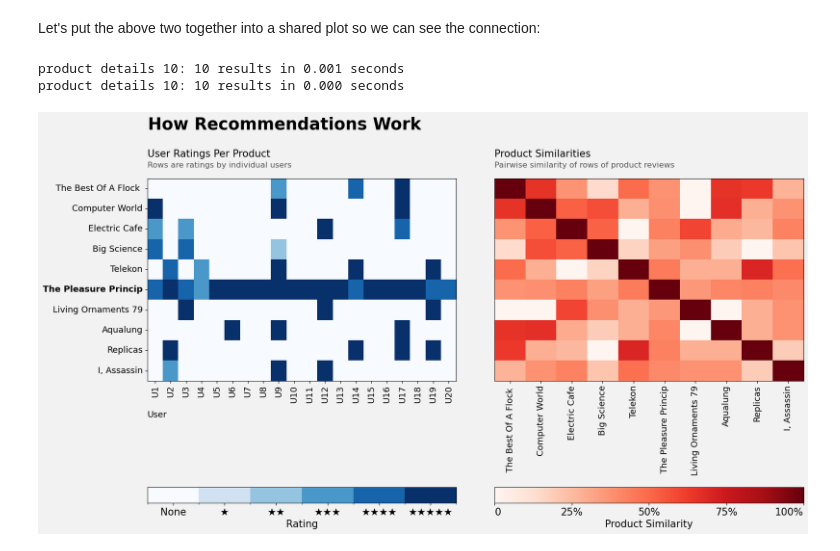
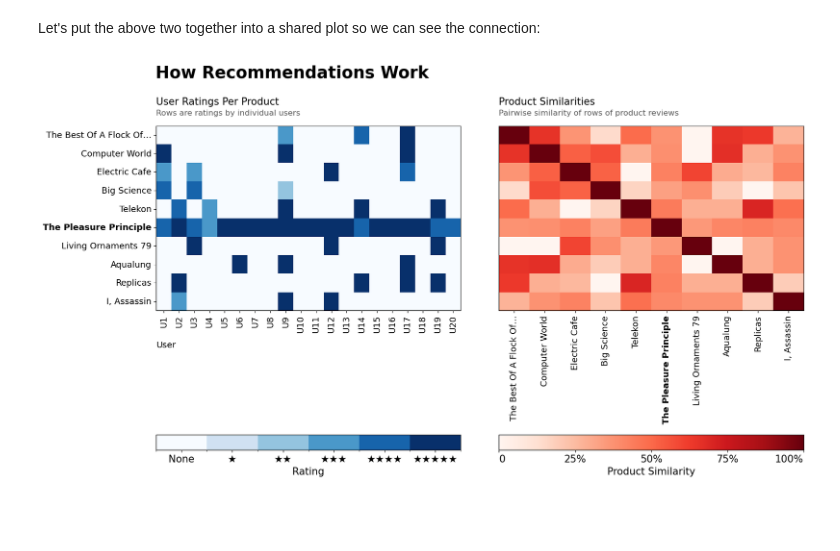
Before and after one commit to RolfHendriks/presto, a Jupyter notebook: presto/04-recommendations.ipynb, the cells around one changed output. Cells and saved outputs as stored; diff of their text form; code cells hidden in the pictures; blank space fills up the shorter version.

```diff
--- a/presto/04-recommendations.ipynb
+++ b/presto/04-recommendations.ipynb
@@ -31,7 +31,9 @@ max_user_pool_size = 20
 fill_value = 0
 category = 'Music'
 title = 'The Pleasure Principle'
+
+product_name_limit = max(len(title), 20)
 # %%
-product = q.find_products(category, search_term = title, conn = conn).loc[0]
+product = q.find_products(category, search_term = title, conn = conn, exact_match = True).loc[0]
 product
 # %% [output]
@@ -164,6 +93,10 @@ user_ratings_per_product.fillna('')
 import matplotlib as mpl
 
 user_ratings_per_product.fillna(fill_value, inplace = True)
-plot_user_ratings_by_product(user_ratings_per_product, product.id, conn)
+product_ids = user_ratings_per_product.index.values
+product_names = q.get_product_details(product_ids, conn, select = 'title')['title']
+
+user_ratings_per_product.index = product_names
+viz.plot_user_ratings_by_product(user_ratings_per_product, product.title, conn, product_name_limit = product_name_limit)
 plt.gcf().savefig('../images/recommendation-ratings.png', bbox_inches = 'tight')
 # %% [output]
@@ -176,7 +109,6 @@ For each pair of products/rows in teh above rating map, find the similarity betw
 # %%
 user_ratings_per_product_sparse = sparse.csr_matrix(user_ratings_per_product.fillna(fill_value))
 pairwise_cosine_similarities = pairwise_distances(user_ratings_per_product_sparse, metric = 'cosine')
-user_ratings_per_product_sparse
-pairwise_cosine_similarities = pd.DataFrame(pairwise_cosine_similarities, index = user_ratings_per_product.index, columns = user_ratings_per_product.index)
+pairwise_cosine_similarities = pd.DataFrame(pairwise_cosine_similarities, index = product_names, columns = product_names)
 pairwise_cosine_similarities
 # %% [output]
@@ -224,30 +135,27 @@ Let's put the above two together into a shared plot so we can see the connection
 # %%
 
 layout = 'constrained'
 fig = plt.figure(figsize = (16,8), layout = layout)
 fig.set_constrained_layout_pads(wspace = 0.1)
 ax_ratings = plt.subplot(121)
-plot_user_ratings_by_product(user_ratings_per_product, product.id, conn, cbar_kws={'orientation': 'horizontal'})
+viz.plot_user_ratings_by_product(user_ratings_per_product, product.title, conn, product_name_limit = product_name_limit, cbar_kws={'orientation': 'horizontal'})
 ax_similarities = plt.subplot(122)
-# for unknnown reasons, thie next line does not work. Let's try a different approach
 ax_similarities.yaxis.set_visible(False)
-plot_pairwise_similarities(pairwise_similarities, product.id, conn, cbar_kws = {'orientation': 'horizontal'})
+viz.plot_pairwise_similarities(pairwise_similarities, product.title, conn, product_name_limit = product_name_limit, cbar_kws = {'orientation': 'horizontal'})
 
 colorbar_ratings = ax_ratings.collections[0].colorbar
 
-fig.suptitle('How Recommendations Work', fontsize = 25, fontweight = 'bold', y = 1.08, x = 0.14, horizontalalignment = 'left')
-fig.set_facecolor(('k', 0.05))
+fig.suptitle('How Recommendations Work', fontsize = 25, fontweight = 'bold', y = 1.08, x = 0.15, horizontalalignment = 'left')
+#fig.set_facecolor(('k', 0.05))
 
 similarity_color_bar = ax_similarities.collections[0].colorbar
 similarity_ticklabels = similarity_color_bar.ax.xaxis.get_ticklabels()
 similarity_ticklabels[0].set_horizontalalignment('left')
 similarity_ticklabels[-1].set_horizontalalignment('right')
 
 fig.savefig('../images/recommendations.png', bbox_inches = 'tight', transparent = False)
 # %% [output]
-product details 10: 10 results in 0.001 seconds
-product details 10: 10 results in 0.000 seconds
-[figure, old version]
+[figure, new version]
 # %%
 recommendations = pairwise_cosine_similarities.loc[product.id]
 results = q.get_recommendations_from_reviews(product.id, related_reviews, conn)
```
Also changed, not shown: parts of 9 cells of this notebook, 3 other files.
